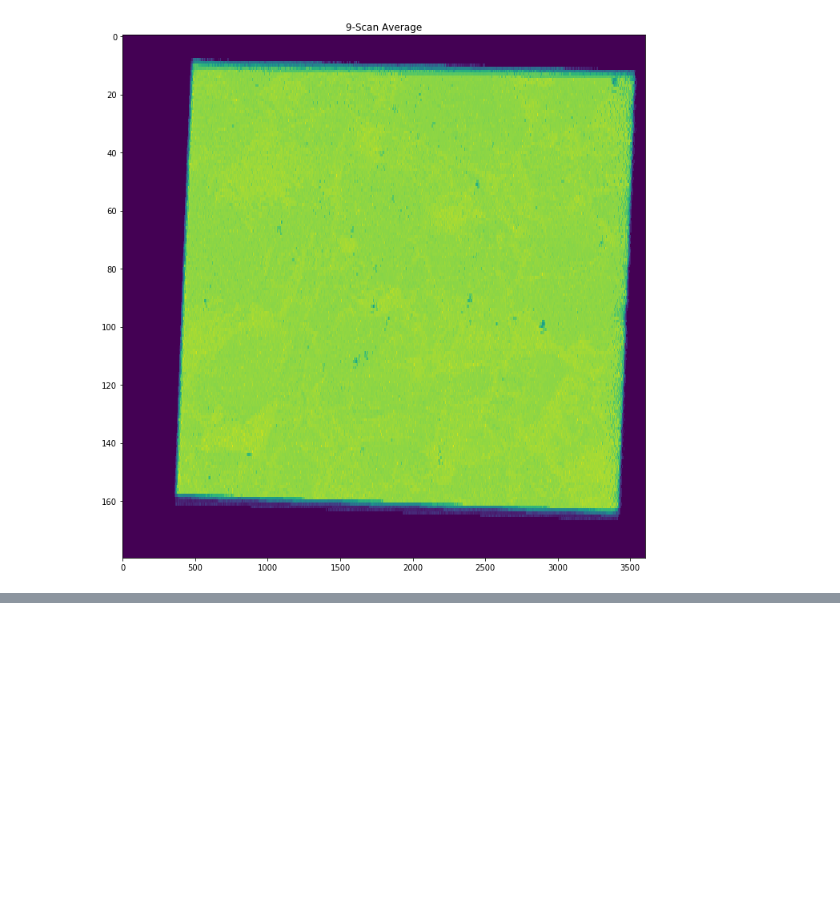
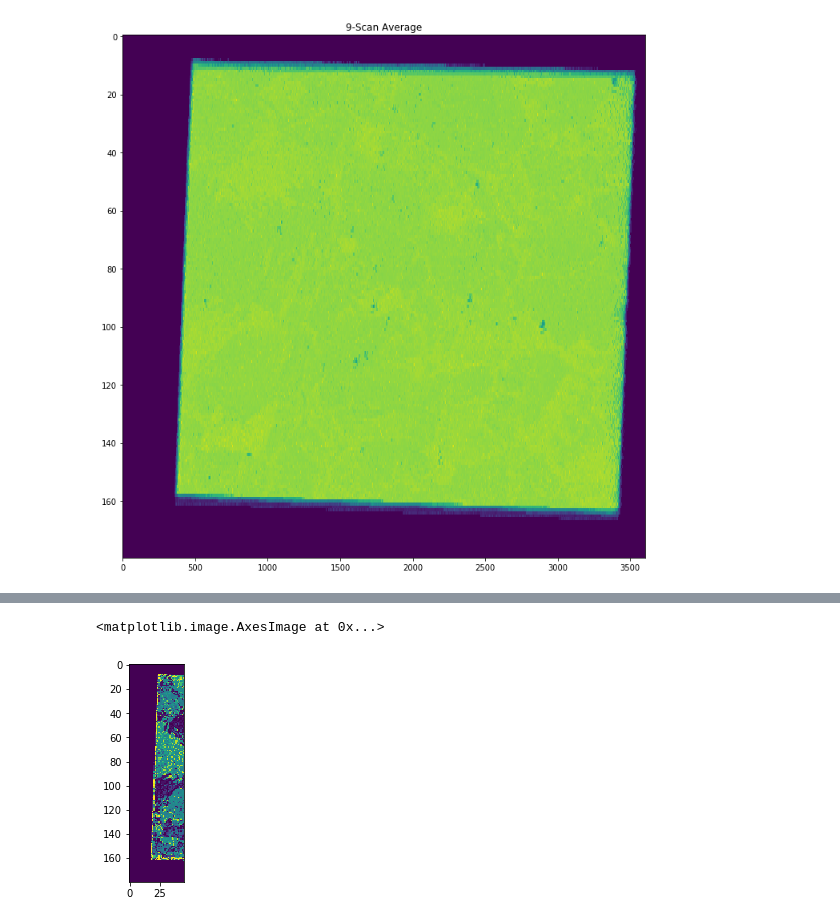
Before and after one commit to TKAles/visu, a Jupyter notebook: POC/TekCollection Test Harness.ipynb, the cells around one changed output, grey strips where cells are left out. Cells and saved outputs as stored; diff of their text form; code cells hidden in the pictures; blank space fills up the shorter version.

```diff
--- a/POC/TekCollection Test Harness.ipynb
+++ b/POC/TekCollection Test Harness.ipynb
@@ -176,0 +437,12 @@ plt.plot(interpangles, interpolated_velocitymap[15, 2000, :])
+# %%
+r_map = []
+for row in range(0, 180):
+    r_line = []
+    for pixel in range(0, 45):
+        r_line.append(mapresults[row][pixel,0])
+    r_map.append(r_line)
+# %%
+plt.imshow([r_map[x] for x in range(0,180)], aspect=(3601/downsample)/180)
+# %% [output]
+<matplotlib.image.AxesImage at 0x...>
+[figure, added]
```
Also changed, not shown: parts of 34 cells of this notebook, 7 other files.
